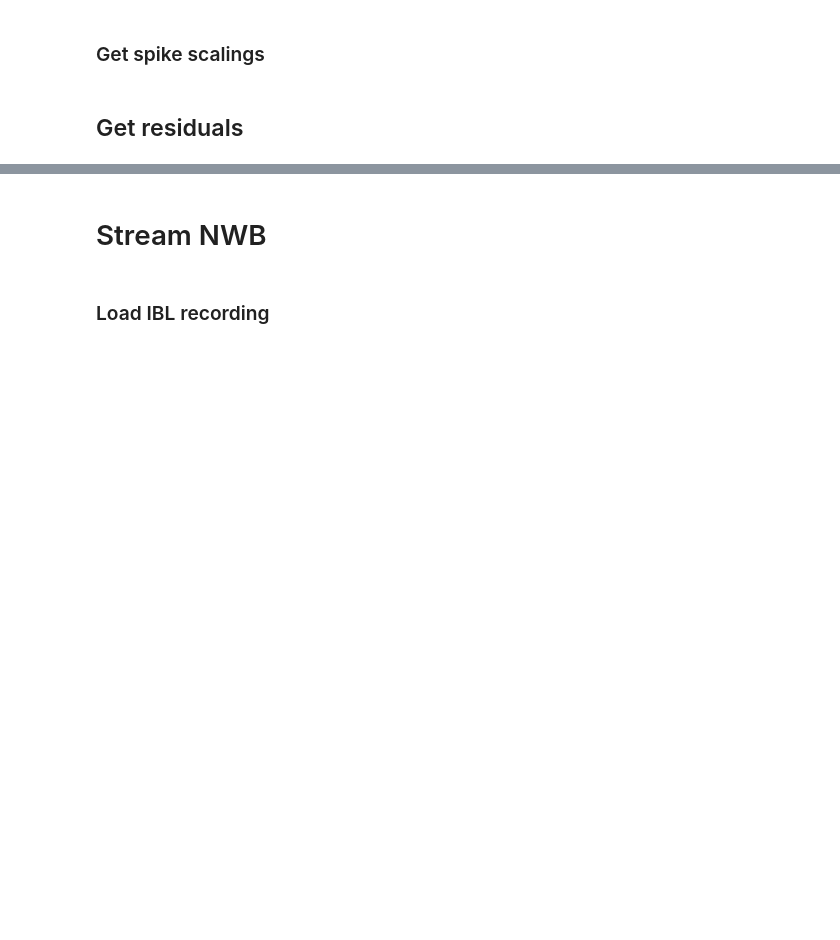
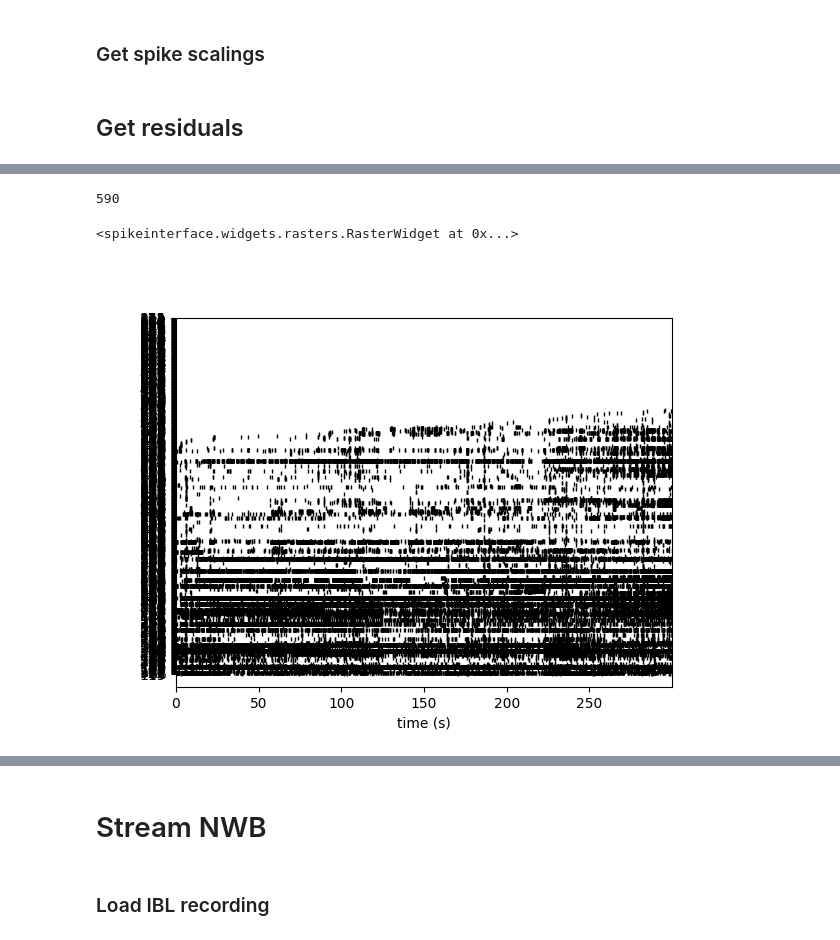
Before and after one commit to alejoe91/spike-sorting-benchmark-sandbox, a Jupyter notebook: notebooks/template-subtraction-demo.ipynb, the cells around one changed output, grey strips where cells are left out. Drawn from its saved outputs; the diff is of its cells as text; code cells hidden in the pictures; blank space fills up the shorter version.

```diff
--- a/notebooks/template-subtraction-demo.ipynb
+++ b/notebooks/template-subtraction-demo.ipynb
@@ -47,0 +80,11 @@ si.plot_traces(rec_dict, backend="ipywidgets")
+# %%
+clip_minutes = 5
+# %%
+sampling_frequency = recording.sampling_frequency
+# %%
+start_time = 1200
+start_frame = int(start_time * sampling_frequency)
+end_frame = int((start_time + clip_minutes * 60)* sampling_frequency)
+# %%
+recording_c = recording.frame_slice(start_frame, end_frame)
+sorting_c = sorting.frame_slice(start_frame, end_frame)
@@ -47,0 +99,9 @@ si.plot_traces(rec_dict, backend="ipywidgets")
+# %%
+len(we.unit_ids)
+# %% [output]
+590
+# %%
+si.plot_rasters(sorting_c)
+# %% [output]
+<spikeinterface.widgets.rasters.RasterWidget at 0x...>
+[figure, added]
```
Also changed, not shown: parts of 53 cells of this notebook, 1 other file.
